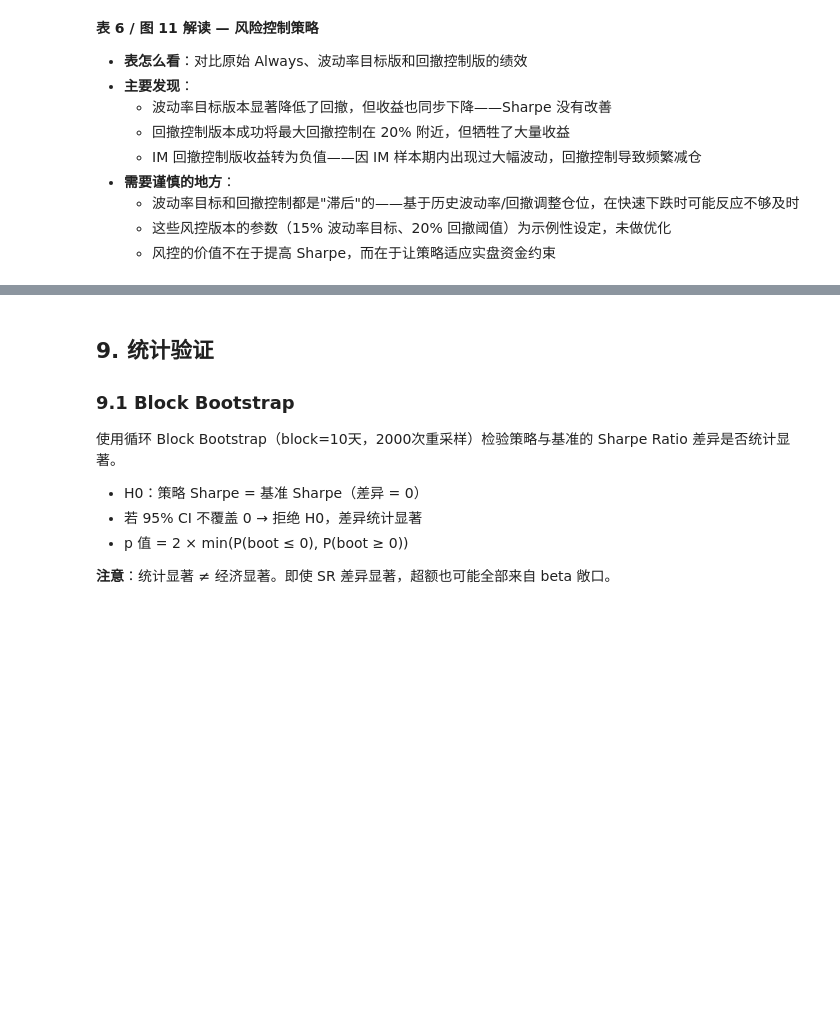
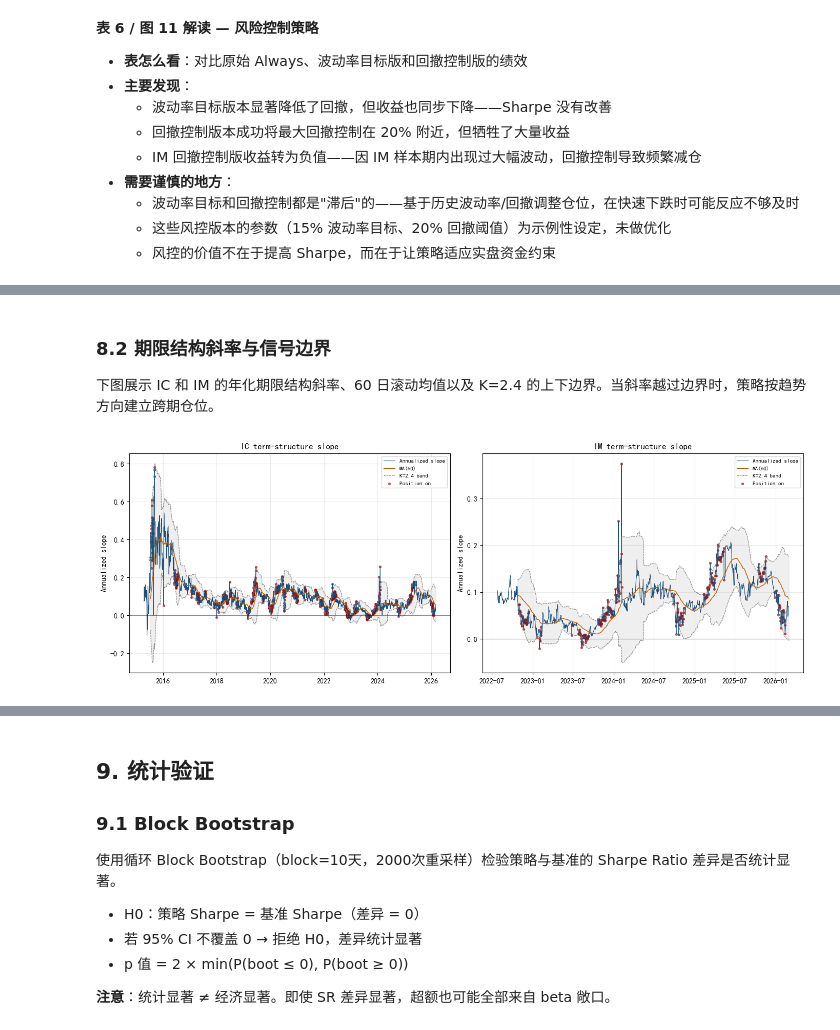
Before and after one commit to epiphany24262/stock_index_future, a Jupyter notebook: notebooks/股指期货套利策略研究.ipynb, the cells around one changed output, grey strips where cells are left out. Saved outputs shown, nothing was run; the diff lists cells and outputs as text; code cells hidden in the pictures; blank space fills up the shorter version.

```diff
--- a/notebooks/股指期货套利策略研究.ipynb
+++ b/notebooks/股指期货套利策略研究.ipynb
@@ -1982,16 +1857,0 @@ plt.show()
-# %%
-# NAV 对账（跨期套利 K=2.0, lookback=60）
-recon_results = {}
-for prod, df_f, df_n in [('IC', ic_front, ic_next), ('IM', im_front, im_next)]:
-    r = backtest_calendar_spread(df_f, df_n, lookback=60, k_entry=2.0)
-    nav = r['nav']
-    trade_net_pnl = sum(t.get('net_pnl', 0) for t in r['trades'])
-    nav_pnl = nav[-1] - CAPITAL
-    diff = abs(nav_pnl - trade_net_pnl)
-    recon_results[prod] = {'nav_pnl': nav_pnl, 'trade_net': trade_net_pnl, 'diff': diff, 'n_trades': len(r['trades'])}
-    assert diff < 1e-6, f"{prod} NAV 对账失败: nav_pnl={nav_pnl:.6f}, trade_net={trade_net_pnl:.6f}, diff={diff:.2e}"
-
-recon_rows = [{'品种': p, 'NAV变动': f"{r['nav_pnl']:,.2f}", '交易净PnL': f"{r['trade_net']:,.2f}",
-    '差异': f"{r['diff']:.2e}", '交易笔数': r['n_trades']} for p, r in recon_results.items()]
-display(pd.DataFrame(recon_rows).style.set_caption("跨期套利 NAV 对账"))
-display(Markdown("**NAV 对账通过**：所有品种差异 < 1e-6 ✓"))
@@ -2117,0 +2124,29 @@ figure_paths.append(sf_path)
+# %% [markdown]
+### 8.2 期限结构斜率与信号边界
+
+下图展示 IC 和 IM 的年化期限结构斜率、60 日滚动均值以及 K=2.4 的上下边界。当斜率越过边界时，策略按趋势方向建立跨期仓位。
+# %%
+fig, axes = plt.subplots(1, 2, figsize=(14, 5))
+for ax, product, pairs, result in [
+    (axes[0], 'IC', ic_pairs, calendar_selected['IC']),
+    (axes[1], 'IM', im_pairs, calendar_selected['IM']),
+]:
+    sig = result['signal']
+    ax.plot(pairs['date'], pairs['slope_ann'], lw=0.8, color='#1f4e79', label='Annualized slope')
+    ax.plot(pairs['date'], sig['mu'], lw=1.0, color='#b45f06', label='MA(60)')
+    ax.plot(pairs['date'], sig['upper'], lw=0.7, ls='--', color='gray', label='K=2.4 band')
+    ax.plot(pairs['date'], sig['lower'], lw=0.7, ls='--', color='gray')
+    ax.fill_between(pairs['date'], sig['lower'].astype(float), sig['upper'].astype(float), color='gray', alpha=0.12)
+    active = sig['position'] != 0
+    ax.scatter(pairs.loc[active, 'date'], pairs.loc[active, 'slope_ann'], s=8, color='#8b0000', alpha=0.55, label='Position on')
+    ax.axhline(0, lw=0.8, color='black', alpha=0.4)
+    ax.set_title(f'{product} term-structure slope')
+    ax.set_ylabel('Annualized slope')
+    ax.legend(fontsize=8)
+    ax.grid(True, alpha=0.25)
+plt.tight_layout()
+figure_paths.append(Path('output/figures/fig_spread.png'))
+plt.savefig('output/figures/fig_spread.png', dpi=150, bbox_inches='tight')
+plt.show()
+# %% [output]
+[figure, added]
```
Also changed, not shown: parts of 19 cells of this notebook, 6 other files.
